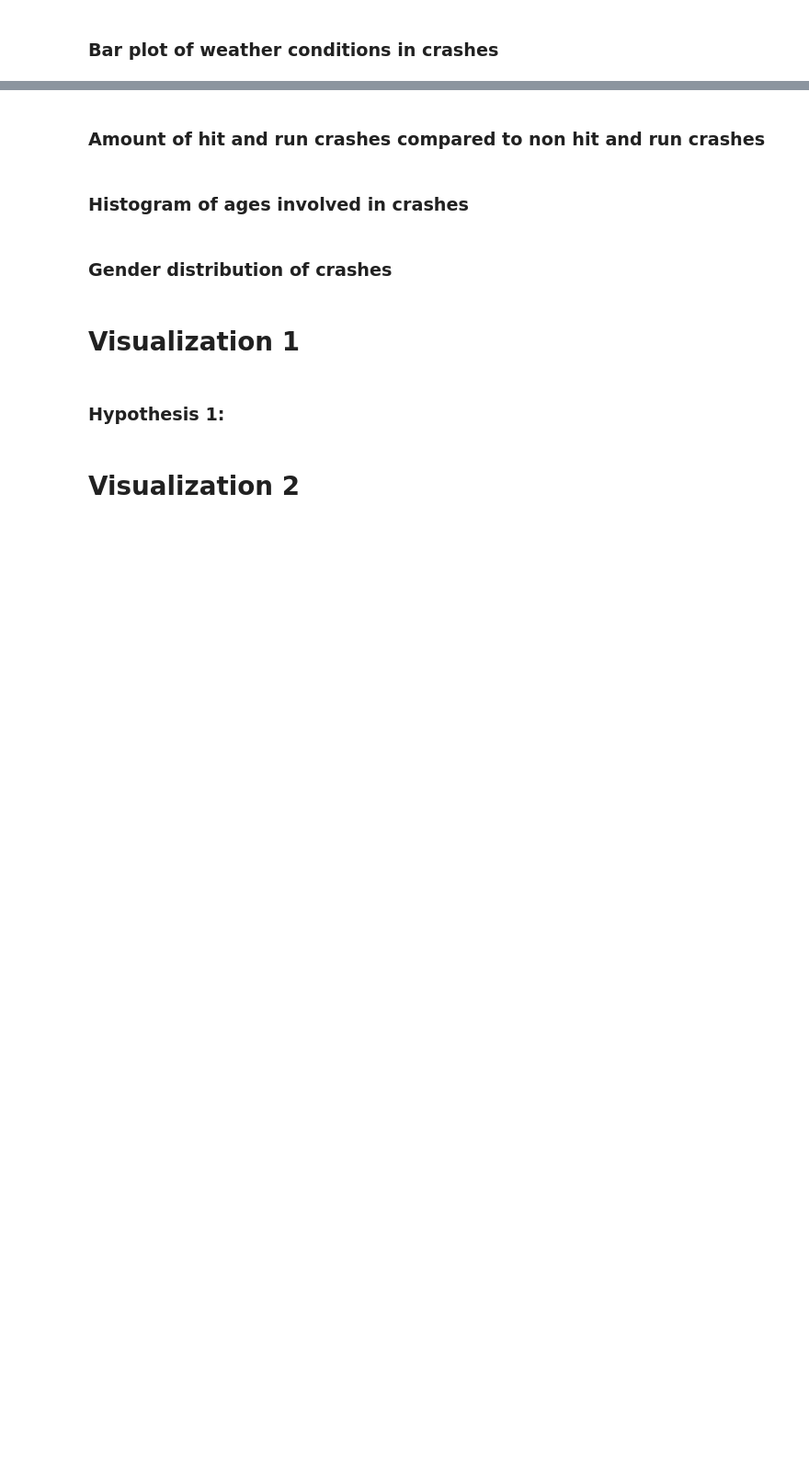
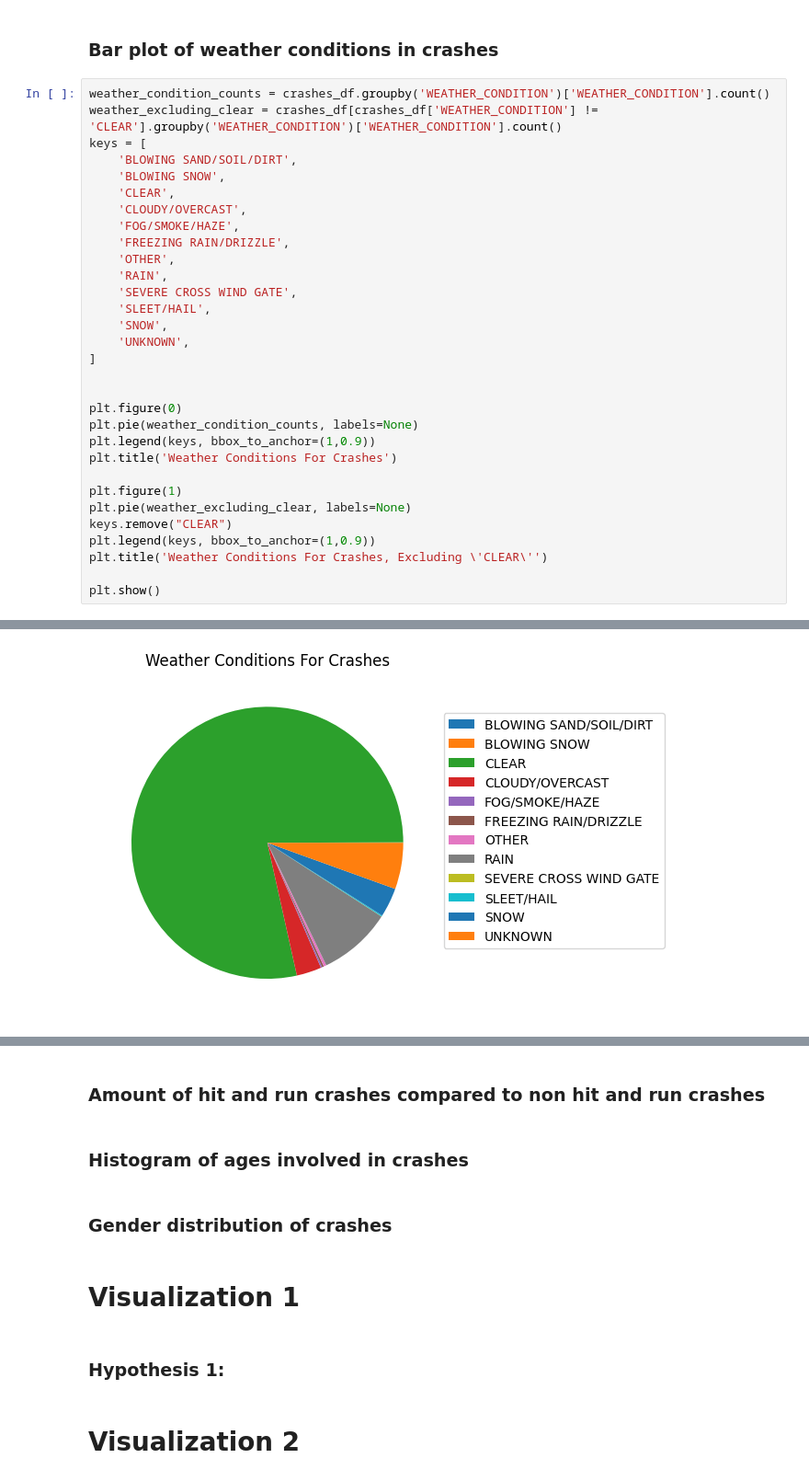
Before and after one commit to jweis4/CS-418-Traffic-Accidents-Analysis-Project, a Jupyter notebook: src/CS-418-Group-16.ipynb, the cells around one changed output, grey strips where cells are left out. Shown: that part at 92% size. Saved outputs shown, nothing was run; the diff lists cells and outputs as text; blank space fills up the shorter version.

```diff
--- a/src/CS-418-Group-16.ipynb
+++ b/src/CS-418-Group-16.ipynb
@@ -64,2 +64,34 @@ plt.show()
 # %% [markdown]
 ### Bar plot of weather conditions in crashes
+# %%
+weather_condition_counts = crashes_df.groupby('WEATHER_CONDITION')['WEATHER_CONDITION'].count()
+weather_excluding_clear = crashes_df[crashes_df['WEATHER_CONDITION'] != 'CLEAR'].groupby('WEATHER_CONDITION')['WEATHER_CONDITION'].count()
+keys = [
+    'BLOWING SAND/SOIL/DIRT',
+    'BLOWING SNOW',
+    'CLEAR',
+    'CLOUDY/OVERCAST',
+    'FOG/SMOKE/HAZE',
+    'FREEZING RAIN/DRIZZLE',
+    'OTHER',
+    'RAIN',
+    'SEVERE CROSS WIND GATE',
+    'SLEET/HAIL',
+    'SNOW',
+    'UNKNOWN',
+]
+
+
+plt.figure(0)
+plt.pie(weather_condition_counts, labels=None)
+plt.legend(keys, bbox_to_anchor=(1,0.9))
+plt.title('Weather Conditions For Crashes')
+
+plt.figure(1)
+plt.pie(weather_excluding_clear, labels=None)
+keys.remove("CLEAR")
+plt.legend(keys, bbox_to_anchor=(1,0.9))
+plt.title('Weather Conditions For Crashes, Excluding \'CLEAR\'')
+
+plt.show()
+# %% [output]
@@ -65,0 +112 @@ plt.show()
+[figure, added]
```
Also changed, not shown: parts of 2 cells of this notebook.
